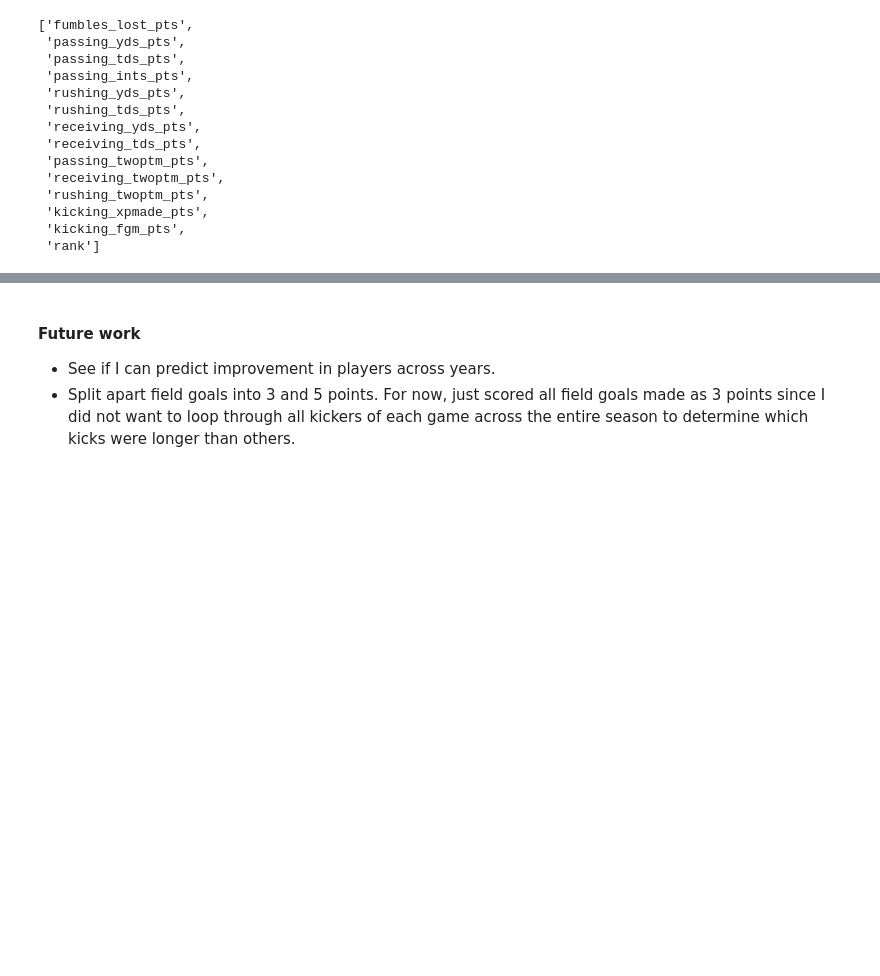
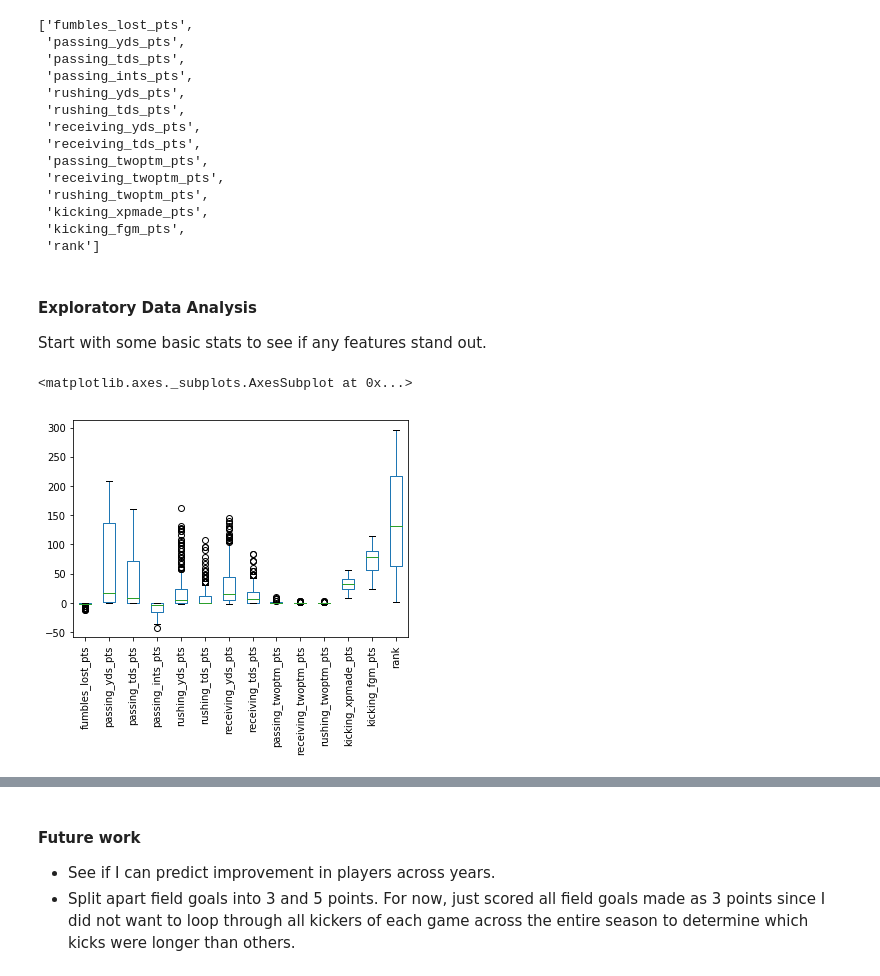
Before and after one commit to wendybo/GA_Class_Project, a Jupyter notebook: project.ipynb, the cells around one changed output, grey strips where cells are left out. Saved outputs shown, nothing was run; the diff lists cells and outputs as text; code cells hidden in the pictures; blank space fills up the shorter version.

```diff
--- a/project.ipynb
+++ b/project.ipynb
@@ -320,3 +281,19 @@ nfl.columns.tolist()
  'kicking_xpmade_pts',
  'kicking_fgm_pts',
  'rank']
+# %% [markdown]
+#### Exploratory Data Analysis
+Start with some basic stats to see if any features stand out.
+# %%
+# okay let's make some graphs?
+%matplotlib inline
+import numpy as np
+import matplotlib.pyplot as plt
+nfl.plot(kind='box', rot = 90)
+# Rank stands out at first because it's the most even.
+# It seems like passing yards and passing touchdowns (tds) have big variance
+# It looks like rushing yards, rushing tds, and receiving yards have the biggest outliers with fewer players running/catching the most
+# Based on this chart, interceptions and two point conversions (twoptm) will likely have very little effect on player rank across the season
+# %% [output]
+<matplotlib.axes._subplots.AxesSubplot at 0x...>
+[figure, added]
```
Also changed, not shown: parts of 44 cells of this notebook.
